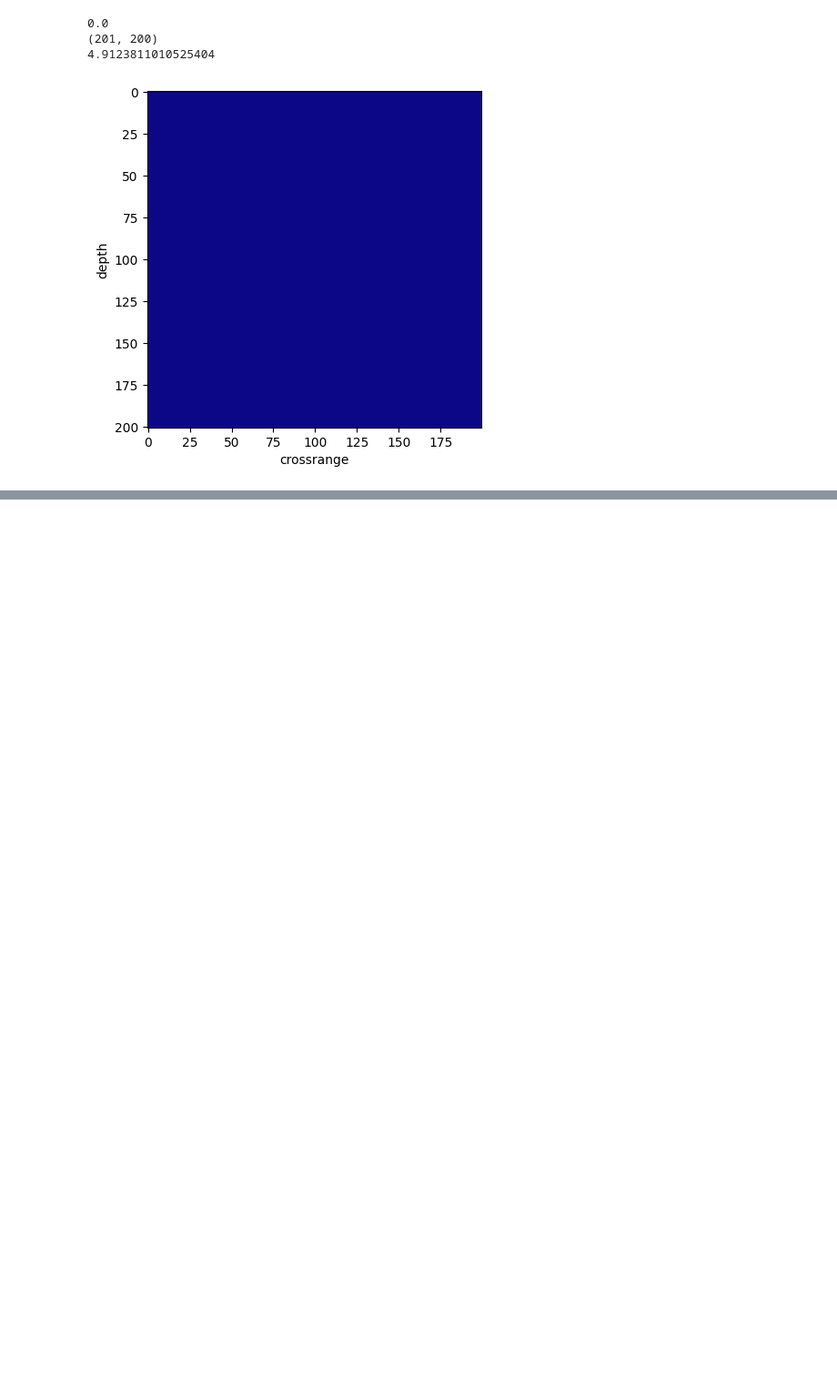
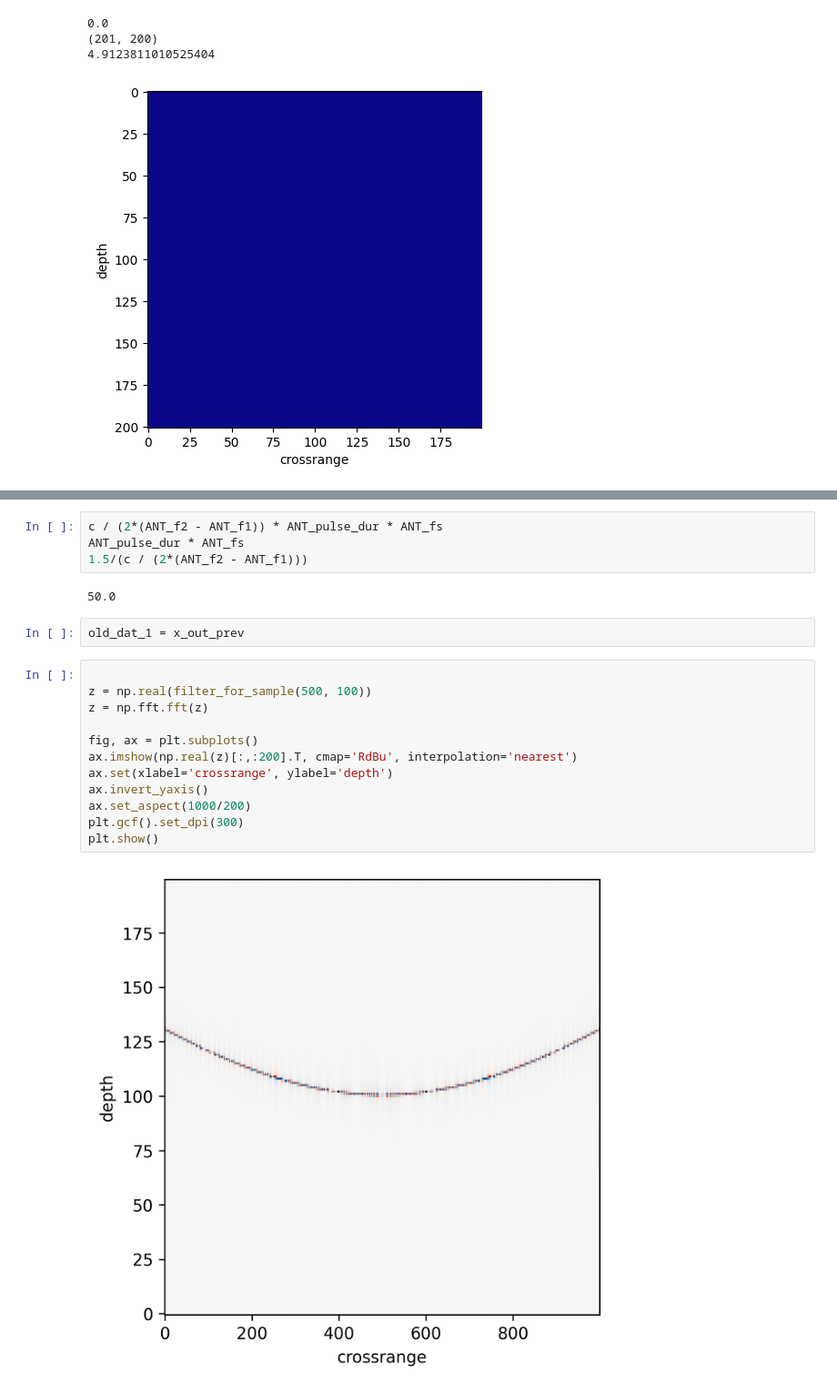
Before and after one commit to morzack/ece592-radar-SAR-proj, a Jupyter notebook: sar_sim.ipynb, the cells around one changed output, grey strips where cells are left out. Shown at 91% size. Cells and saved outputs as stored; diff of their text form; blank space fills up the shorter version.

```diff
--- a/sar_sim.ipynb
+++ b/sar_sim.ipynb
@@ -536,0 +561,22 @@ plt.show()
+# %%
+c / (2*(ANT_f2 - ANT_f1)) * ANT_pulse_dur * ANT_fs
+ANT_pulse_dur * ANT_fs
+1.5/(c / (2*(ANT_f2 - ANT_f1)))
+# %% [output]
+50.0
+# %%
+old_dat_1 = x_out_prev
+# %%
+
+z = np.real(filter_for_sample(500, 100))
+z = np.fft.fft(z)
+
+fig, ax = plt.subplots()
+ax.imshow(np.real(z)[:,:200].T, cmap='RdBu', interpolation='nearest')
+ax.set(xlabel='crossrange', ylabel='depth')
+ax.invert_yaxis()
+ax.set_aspect(1000/200)
+plt.gcf().set_dpi(300)
+plt.show()
+# %% [output]
+[figure, added]
```
Also changed, not shown: parts of 7 cells of this notebook.
